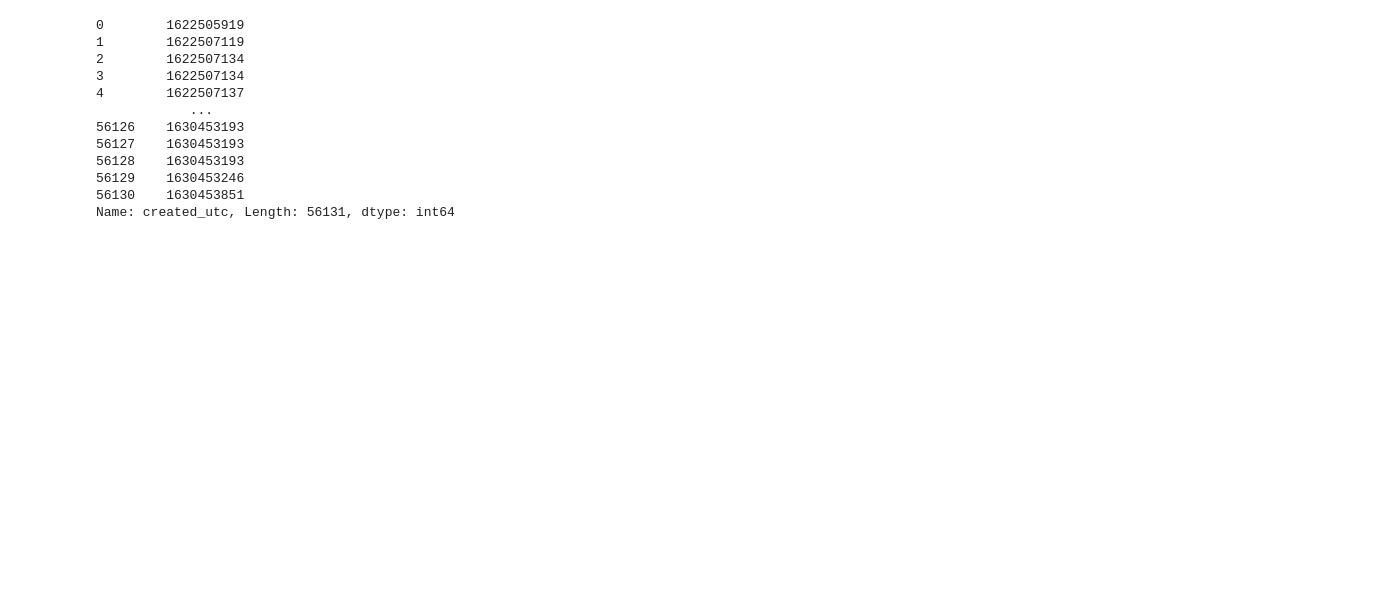
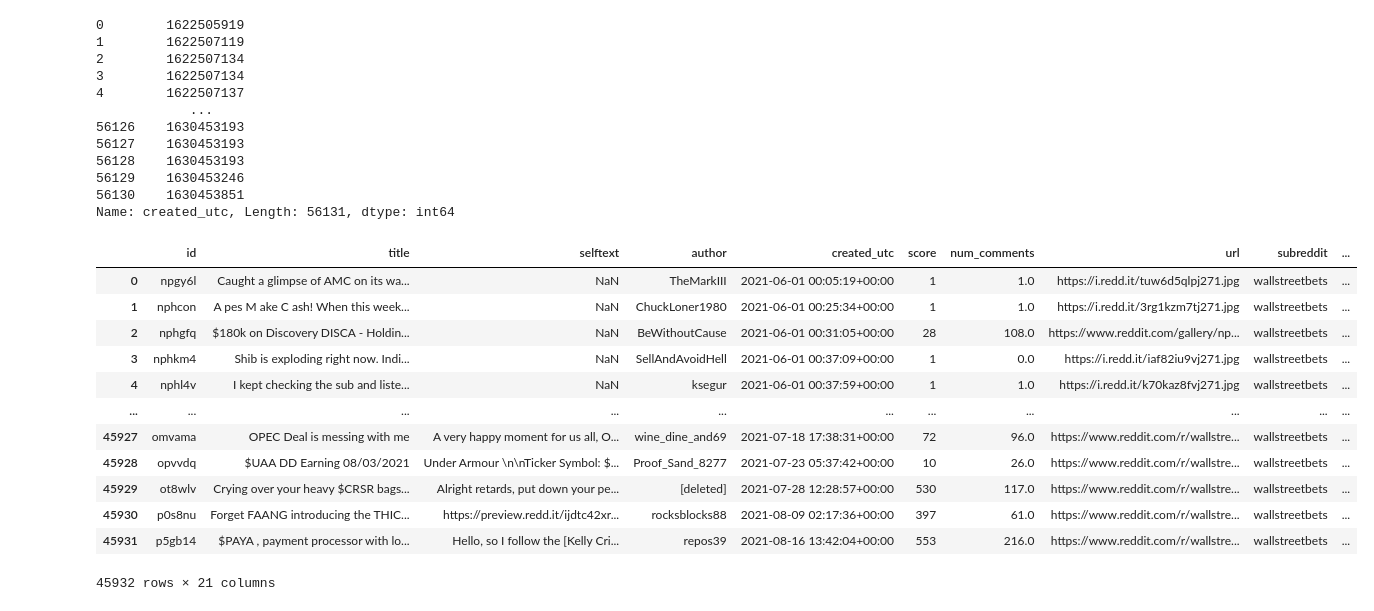
Before and after one commit to YuxinYY/Pre-earnings-Social-Media-Sentiment-Accuracy, a Jupyter notebook: data processing/readdata.ipynb, the cells around one changed output. Drawn from its saved outputs; the diff is of its cells as text; code cells hidden in the pictures; blank space fills up the shorter version.

```diff
--- a/data processing/readdata.ipynb
+++ b/data processing/readdata.ipynb
@@ -657,4 +708,25 @@ results['reportedDate'] = pd.to_datetime(results['reportedDate'])
 results = results[results['created_utc'] < results['reportedDate'].dt.tz_localize('UTC')]
 
 results.to_csv(r"G:\Interview Projects\reddit\trainingdata.csv",index=False)
+# %%
+#other relevant features:
+import pandas as pd
+import numpy as np
+
+results = pd.read_csv(r"G:\Interview Projects\reddit\trainingdata.csv")
+results
+# %% [output]
+|  | id | title | selftext | author | created_utc | score | num_comments | url | subreddit | ... |
+| 0 | npgy6l | Caught a glimpse of AMC on its wa... | NaN | TheMarkIII | 2021-06-01 00:05:19+00:00 | 1 | 1.0 | https://i.redd.it/tuw6d5qlpj271.jpg | wallstreetbets | ... |
+| 1 | nphcon | A pes M ake C ash! When this week... | NaN | ChuckLoner1980 | 2021-06-01 00:25:34+00:00 | 1 | 1.0 | https://i.redd.it/3rg1kzm7tj271.jpg | wallstreetbets | ... |
+| 2 | nphgfq | $180k on Discovery DISCA - Holdin... | NaN | BeWithoutCause | 2021-06-01 00:31:05+00:00 | 28 | 108.0 | https://www.reddit.com/gallery/np... | wallstreetbets | ... |
+| 3 | nphkm4 | Shib is exploding right now. Indi... | NaN | SellAndAvoidHell | 2021-06-01 00:37:09+00:00 | 1 | 0.0 | https://i.redd.it/iaf82iu9vj271.jpg | wallstreetbets | ... |
+| 4 | nphl4v | I kept checking the sub and liste... | NaN | ksegur | 2021-06-01 00:37:59+00:00 | 1 | 1.0 | https://i.redd.it/k70kaz8fvj271.jpg | wallstreetbets | ... |
+| ... | ... | ... | ... | ... | ... | ... | ... | ... | ... | ... |
+| 45927 | omvama | OPEC Deal is messing with me | A very happy moment for us all, O... | wine_dine_and69 | 2021-07-18 17:38:31+00:00 | 72 | 96.0 | https://www.reddit.com/r/wallstre... | wallstreetbets | ... |
+| 45928 | opvvdq | $UAA DD Earning 08/03/2021 | Under Armour \n\nTicker Symbol: $... | Proof_Sand_8277 | 2021-07-23 05:37:42+00:00 | 10 | 26.0 | https://www.reddit.com/r/wallstre... | wallstreetbets | ... |
+| 45929 | ot8wlv | Crying over your heavy $CRSR bags... | Alright retards, put down your pe... | [deleted] | 2021-07-28 12:28:57+00:00 | 530 | 117.0 | https://www.reddit.com/r/wallstre... | wallstreetbets | ... |
+| 45930 | p0s8nu | Forget FAANG introducing the THIC... | https://preview.redd.it/ijdtc42xr... | rocksblocks88 | 2021-08-09 02:17:36+00:00 | 397 | 61.0 | https://www.reddit.com/r/wallstre... | wallstreetbets | ... |
+| 45931 | p5gb14 | $PAYA , payment processor with lo... | Hello, so I follow the [Kelly Cri... | repos39 | 2021-08-16 13:42:04+00:00 | 553 | 216.0 | https://www.reddit.com/r/wallstre... | wallstreetbets | ... |
+45932 rows × 21 columns
 # %%
```
Also changed, not shown: parts of 10 cells of this notebook.
